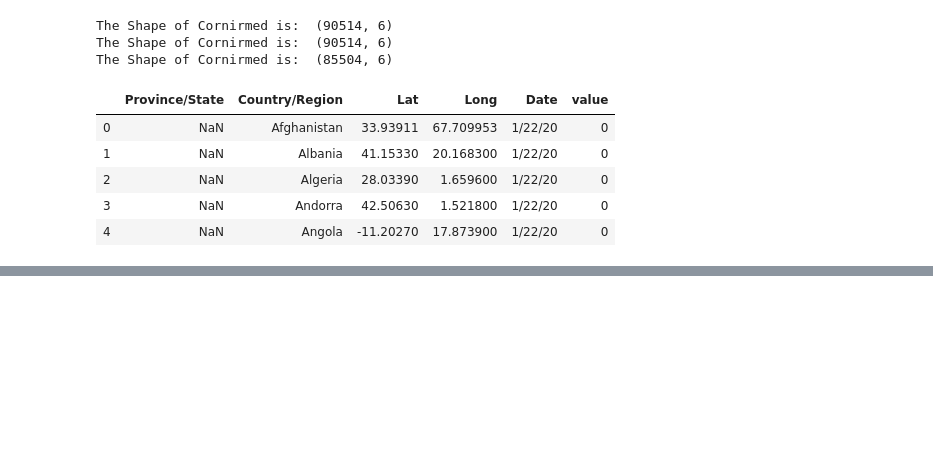
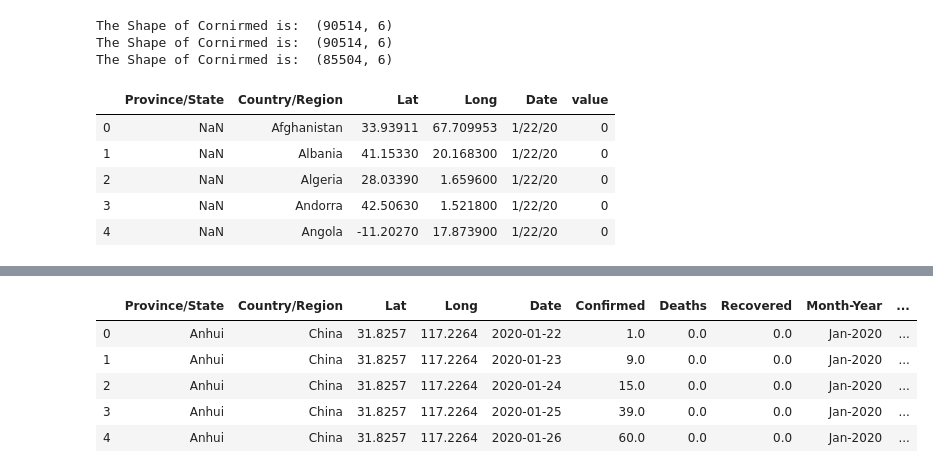
Before and after one commit to rakibulhasanarif/Corona-Situation-Report, a Jupyter notebook: Corona Report Practice.ipynb, the cells around one changed output, grey strips where cells are left out. Cells and saved outputs as stored; diff of their text form; code cells hidden in the pictures; blank space fills up the shorter version.

```diff
--- a/Corona Report Practice.ipynb
+++ b/Corona Report Practice.ipynb
@@ -60,3 +60,11 @@ The Shape of Cornirmed is:  (85504, 6)
 | 2 | NaN | Algeria | 28.03390 | 1.659600 | 1/22/20 | 0 |
 | 3 | NaN | Andorra | 42.50630 | 1.521800 | 1/22/20 | 0 |
 | 4 | NaN | Angola | -11.20270 | 17.873900 | 1/22/20 | 0 |
+# %%
+raw_data_confirmed2['Date'] = pd.to_datetime(raw_data_confirmed2['Date'])
+raw_data_deaths2['Date'] = pd.to_datetime(raw_data_deaths2['Date'])
+raw_data_Recovered2['Date'] = pd.to_datetime(raw_data_Recovered2['Date'])
+# %%
+raw_data_confirmed2.columns = raw_data_confirmed2.columns.str.replace('value', 'Confirmed')
+raw_data_deaths2.columns = raw_data_deaths2.columns.str.replace('value', 'Deaths')
+raw_data_Recovered2.columns = raw_data_Recovered2.columns.str.replace('value', 'Recovered')
@@ -62,0 +90,6 @@ The Shape of Cornirmed is:  (85504, 6)
+# %%
+raw_data_confirmed2['Province/State'].fillna(raw_data_confirmed2['Country/Region'], inplace=True)
+raw_data_deaths2['Province/State'].fillna(raw_data_deaths2['Country/Region'], inplace=True)
+raw_data_Recovered2['Province/State'].fillna(raw_data_Recovered2['Country/Region'], inplace=True)
+
+raw_data_Recovered2.head()
@@ -62,0 +172,2 @@ The Shape of Cornirmed is:  (85504, 6)
+# %%
+full_join['Month-Year'] = full_join['Date'].dt.strftime('%b-%Y')
@@ -62,0 +183,38 @@ The Shape of Cornirmed is:  (85504, 6)
+# %%
+#############################################################################################
+######################## Braking the numbers by Day #########################################
+#############################################################################################
+
+# filtering data to Anhui to give you an example
+
+#creating a new df
+test = full_join[full_join['Province/State'] == 'Anhui']
+
+#creating a new df
+full_join2 = test.copy()
+
+#creating a new date columns - 1
+full_join2['Date - 1'] = full_join2['Date'] + pd.Timedelta(days=1)
+full_join2.rename(columns={'Confirmed': 'Confirmed - 1', 'Deaths': 'Deaths - 1', 'Recovered': 'Recovered - 1',
+                          'Date': 'Date Minus 1'}, inplace=True)
+
+#Joing on the 2 DFs
+full_join3 = test.merge(full_join2[['Province/State', 'Country/Region','Confirmed - 1', 'Deaths - 1',
+                            'Recovered - 1', 'Date - 1', 'Date Minus 1']], how = 'outer',
+                             left_on = ['Province/State','Country/Region','Date'],
+                             right_on = ['Province/State', 'Country/Region','Date - 1'])
+
+# Additional Calculations
+full_join3['Confirmed Daily'] = full_join3['Confirmed'] - full_join3['Confirmed - 1']
+
+
+test.head()
+full_join2.head()
+full_join3.head()
+# %% [output]
+|  | Province/State | Country/Region | Lat | Long | Date | Confirmed | Deaths | Recovered | Month-Year | ... |
+| 0 | Anhui | China | 31.8257 | 117.2264 | 2020-01-22 | 1.0 | 0.0 | 0.0 | Jan-2020 | ... |
+| 1 | Anhui | China | 31.8257 | 117.2264 | 2020-01-23 | 9.0 | 0.0 | 0.0 | Jan-2020 | ... |
+| 2 | Anhui | China | 31.8257 | 117.2264 | 2020-01-24 | 15.0 | 0.0 | 0.0 | Jan-2020 | ... |
+| 3 | Anhui | China | 31.8257 | 117.2264 | 2020-01-25 | 39.0 | 0.0 | 0.0 | Jan-2020 | ... |
+| 4 | Anhui | China | 31.8257 | 117.2264 | 2020-01-26 | 60.0 | 0.0 | 0.0 | Jan-2020 | ... |
```
Also changed, not shown: parts of 12 cells of this notebook.
